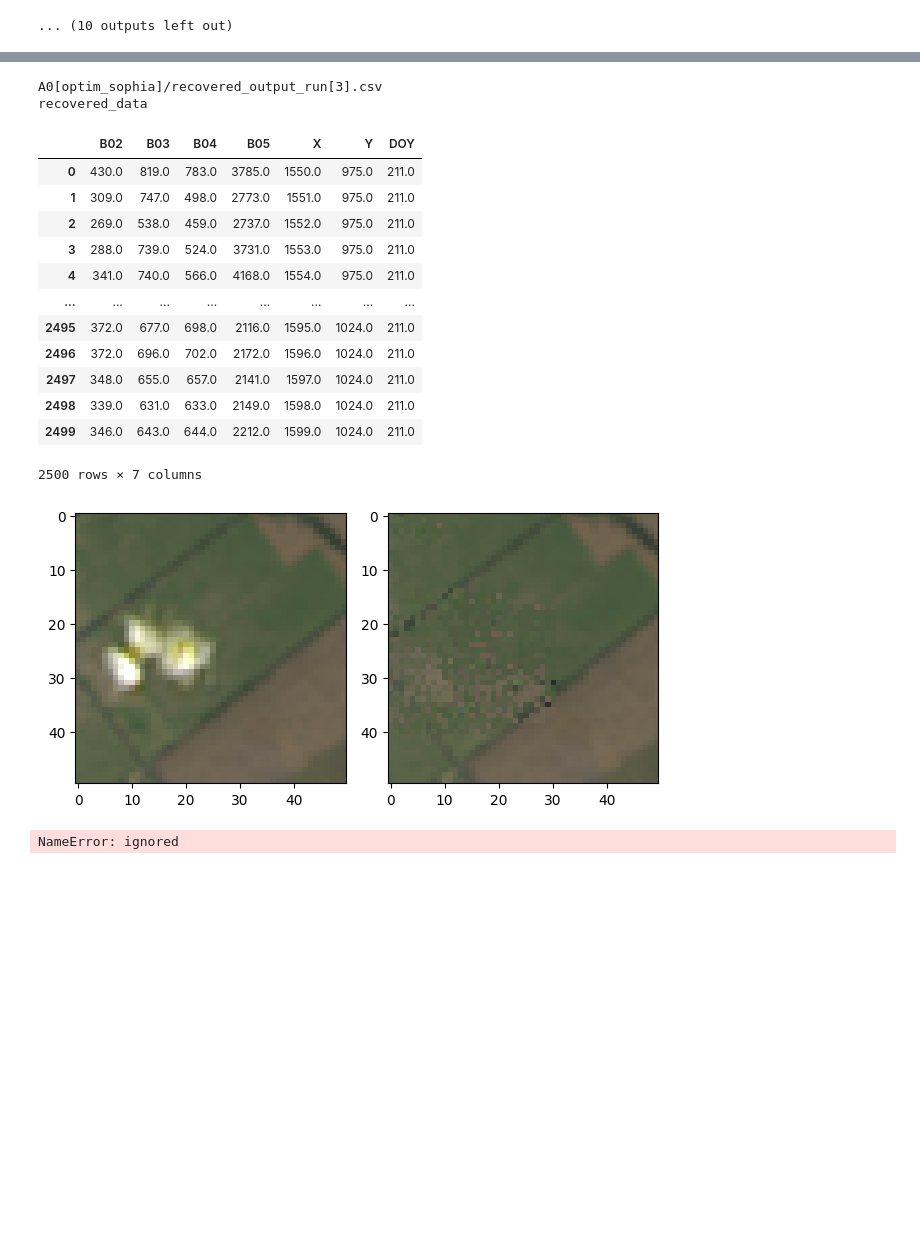
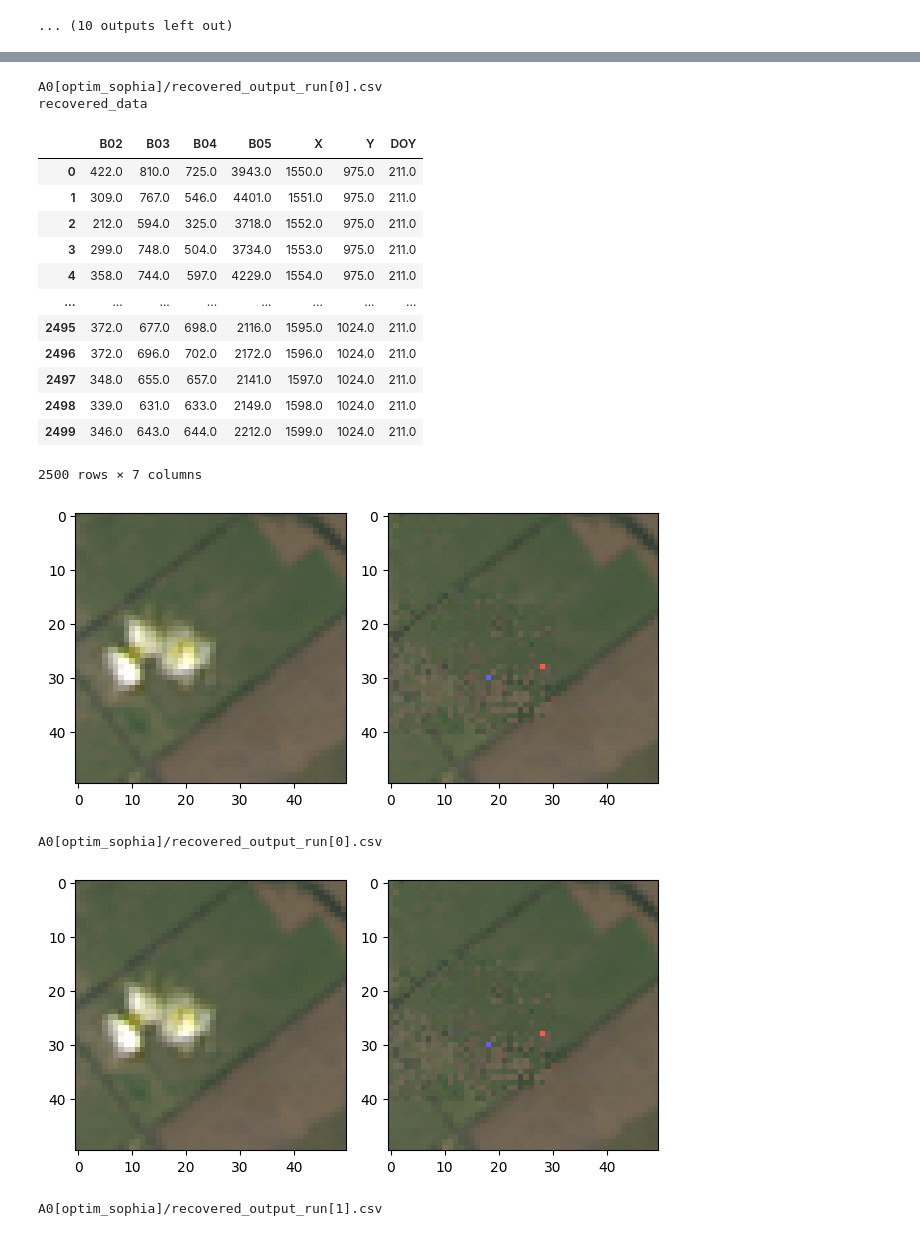
Before and after one commit to koyacolab/aispace, a Jupyter notebook: ainf.ipynb, the cells around one changed output, grey strips where cells are left out. Cells and saved outputs as stored; diff of their text form; code cells hidden in the pictures; blank space fills up the shorter version.

```diff
--- a/ainf.ipynb
+++ b/ainf.ipynb
@@ -499,7 +564,7 @@ fn
 fn
 # %%
 
-i_run=3
+i_run=0
 
 # imputed_file = f'{experiment_dir}/imputed_output_run[{i_run}].csv'
 # imputed_data = hls_data._read_imputed(imputed_file)
@@ -507,42 +572,44 @@ i_run=3
 imputed_file = f'{experiment_dir}/recovered_output_run[{i_run}].csv'
 recovered_data = hls_data._read_recovered(imputed_file)
 
 # display(imputed_data)
 print('recovered_data')
 display(recovered_data)
 
 hls_data._set_inference_recovered()
 hls_data._inference_imshow()
 
 
-fn
+# fn
 experiment_dir = 'A0[optim_sophia]'
-imputed_file = f'{experiment_dir}/imputed_output_run[{i_run}].csv'
-for i_run in range(7):
-  imputed_file = f'{experiment_dir}/run[{i_run}]/imputed_output_run[{i_run}].csv'
+imputed_file = f'{experiment_dir}/recovered_output_run[{i_run}].csv'
+for i_run in range(2):
+  imputed_file = f'{experiment_dir}/recovered_output_run[{i_run}].csv'
   recovered_data = hls_data._read_recovered(imputed_file)
 
   hls_data._set_inference_recovered()
   hls_data._inference_imshow()
 # display(recovered_data)
 # recovered_data = pd.read_csv(imputed_file)
 
 # display(recovered_data)
 # %% [output]
-A0[optim_sophia]/recovered_output_run[3].csv
+A0[optim_sophia]/recovered_output_run[0].csv
 recovered_data
 |  | B02 | B03 | B04 | B05 | X | Y | DOY |
-| 0 | 430.0 | 819.0 | 783.0 | 3785.0 | 1550.0 | 975.0 | 211.0 |
-| 1 | 309.0 | 747.0 | 498.0 | 2773.0 | 1551.0 | 975.0 | 211.0 |
-| 2 | 269.0 | 538.0 | 459.0 | 2737.0 | 1552.0 | 975.0 | 211.0 |
-| 3 | 288.0 | 739.0 | 524.0 | 3731.0 | 1553.0 | 975.0 | 211.0 |
-| 4 | 341.0 | 740.0 | 566.0 | 4168.0 | 1554.0 | 975.0 | 211.0 |
+| 0 | 422.0 | 810.0 | 725.0 | 3943.0 | 1550.0 | 975.0 | 211.0 |
+| 1 | 309.0 | 767.0 | 546.0 | 4401.0 | 1551.0 | 975.0 | 211.0 |
+| 2 | 212.0 | 594.0 | 325.0 | 3718.0 | 1552.0 | 975.0 | 211.0 |
+| 3 | 299.0 | 748.0 | 504.0 | 3734.0 | 1553.0 | 975.0 | 211.0 |
+| 4 | 358.0 | 744.0 | 597.0 | 4229.0 | 1554.0 | 975.0 | 211.0 |
 | ... | ... | ... | ... | ... | ... | ... | ... |
 | 2495 | 372.0 | 677.0 | 698.0 | 2116.0 | 1595.0 | 1024.0 | 211.0 |
 | 2496 | 372.0 | 696.0 | 702.0 | 2172.0 | 1596.0 | 1024.0 | 211.0 |
 | 2497 | 348.0 | 655.0 | 657.0 | 2141.0 | 1597.0 | 1024.0 | 211.0 |
 | 2498 | 339.0 | 631.0 | 633.0 | 2149.0 | 1598.0 | 1024.0 | 211.0 |
 | 2499 | 346.0 | 643.0 | 644.0 | 2212.0 | 1599.0 | 1024.0 | 211.0 |
 2500 rows × 7 columns
-[figure, old version]
+[figure, new version]
-NameError: ignored
+A0[optim_sophia]/recovered_output_run[0].csv
+[figure, added]
+A0[optim_sophia]/recovered_output_run[1].csv
```
Also changed, not shown: parts of 4 cells of this notebook, 2 other files.
